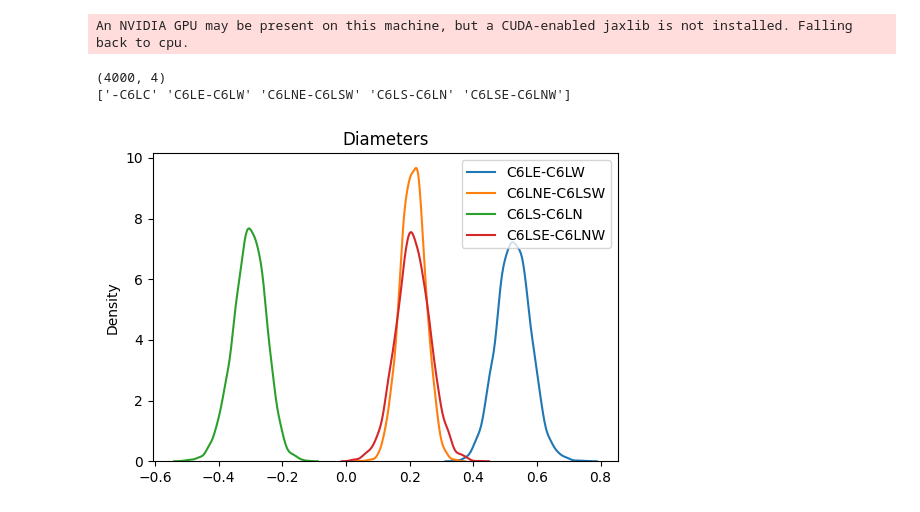
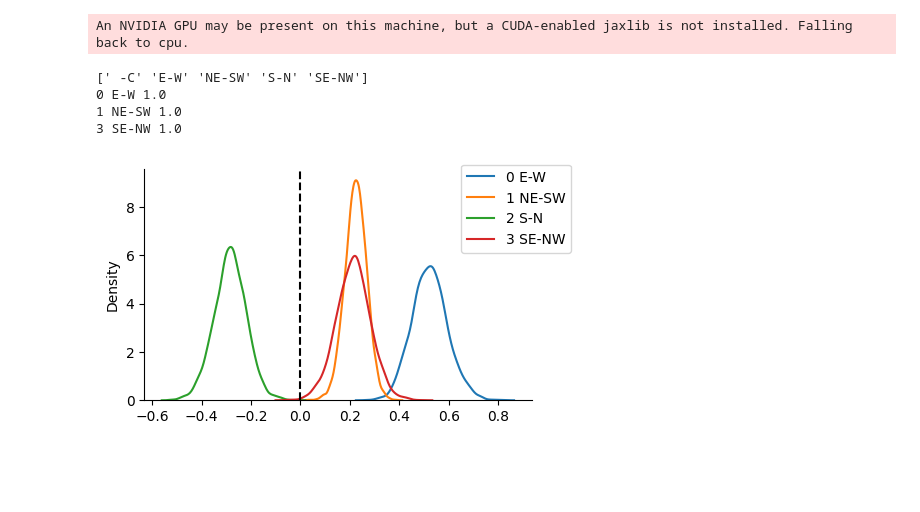
Before and after one commit to hbmep/rat-mapping, a Jupyter notebook: notebooks/log-hierarchical/l-circ/core__hbe.ipynb, the cells around one changed output. Saved outputs shown, nothing was run; the diff lists cells and outputs as text; code cells hidden in the pictures; blank space fills up the shorter version.

```diff
--- a/notebooks/log-hierarchical/l-circ/core__hbe.ipynb
+++ b/notebooks/log-hierarchical/l-circ/core__hbe.ipynb
@@ -5,6 +5,9 @@ import pickle
 import pandas as pd
 import numpy as np
 import numpy.ma as ma
+import matplotlib as mpl
+
+import matplotlib as mpl
 import matplotlib.pyplot as plt
 import seaborn as sns
 from scipy import stats
@@ -17,27 +20,45 @@ from constants import (
     TOML_PATH,
     DATA_PATH,
     BUILD_DIR,
-    INFERENCE_FILE
+    INFERENCE_FILE,
+    MODEL_FILE,
 )
+
+mpl.rcParams['axes.spines.right'] = False
+mpl.rcParams['axes.spines.top'] = False
+# %%
+def load(build_dir, ref=0):
+    src = os.path.join(build_dir, "inference.pkl")
+    with open(src, "rb") as f:
+        df, encoder_dict, _, posterior_samples, = pickle.load(f)
+
+    src = os.path.join(build_dir, MODEL_FILE)
+    with open(src, "rb") as f:
+        model, = pickle.load(f)
+
+    print(encoder_dict[model.features[1]].classes_)
+
+    param = posterior_samples["a_delta_loc"]
+    plt.figure(figsize=(5, 3))
+    for j in range(param.shape[-1]):
+        sns.kdeplot(param[:, j], label=f"{j} {encoder_dict[model.features[1]].classes_[j + 1]}")
+    plt.axvline(x=0, color="black", linestyle="--")
+    plt.legend(bbox_to_anchor=(.8, 1.05));
+
+    for j in range(param.shape[-1]):
+        if j == ref: continue
+        prob = (np.random.permutation(param[:, ref]) < np.random.permutation(param[:, j])).mean()
+        print(f"{j} {encoder_dict[model.features[1]].classes_[j + 1]} {prob}")
+
+    return df, encoder_dict, model, posterior_samples
 # %%
-src = "/home/vishu/repos/rat-mapping-paper/reports/log-hierarchical/L_CIRC/estimation_4000W_4000S_4C_4T_20D_0.95A_mixtureFalse/diam"
-src = os.path.join(src, INFERENCE_FILE)
-with open(src, "rb") as f:
-    df, encoder_dict, model, posterior_samples, = pickle.load(f)
-
-param = posterior_samples["a_delta_loc"]
-print(param.shape)
-print(encoder_dict[model.features[1]].classes_)
+build_dir = "/home/vishu/repos/rat-mapping-paper/reports/log-hierarchical/L_CIRC/mvn_reference/4000W_4000S_4C_4T_20D_0.95A_mixtureFalse/diam"
+df, encoder_dict, model, posterior_samples = load(build_dir, ref=2)
 # %% [output]
 An NVIDIA GPU may be present on this machine, but a CUDA-enabled jaxlib is not installed. Falling back to cpu.
-(4000, 4)
-['-C6LC' 'C6LE-C6LW' 'C6LNE-C6LSW' 'C6LS-C6LN' 'C6LSE-C6LNW']
+[' -C' 'E-W' 'NE-SW' 'S-N' 'SE-NW']
+0 E-W 1.0
+1 NE-SW 1.0
+3 SE-NW 1.0
+[figure, added]
-# %%
-plt.figure(figsize=(6, 4))
-for j in range(param.shape[-1]):
-    sns.kdeplot(param[:, j], label=f"{encoder_dict[model.features[1]].classes_[j + 1]}")
-plt.title("Diameters")
-plt.legend();
-# %% [output]
-[figure, removed]
 # %%
```
Also changed, not shown: parts of 10 cells of this notebook, 3 other files.
